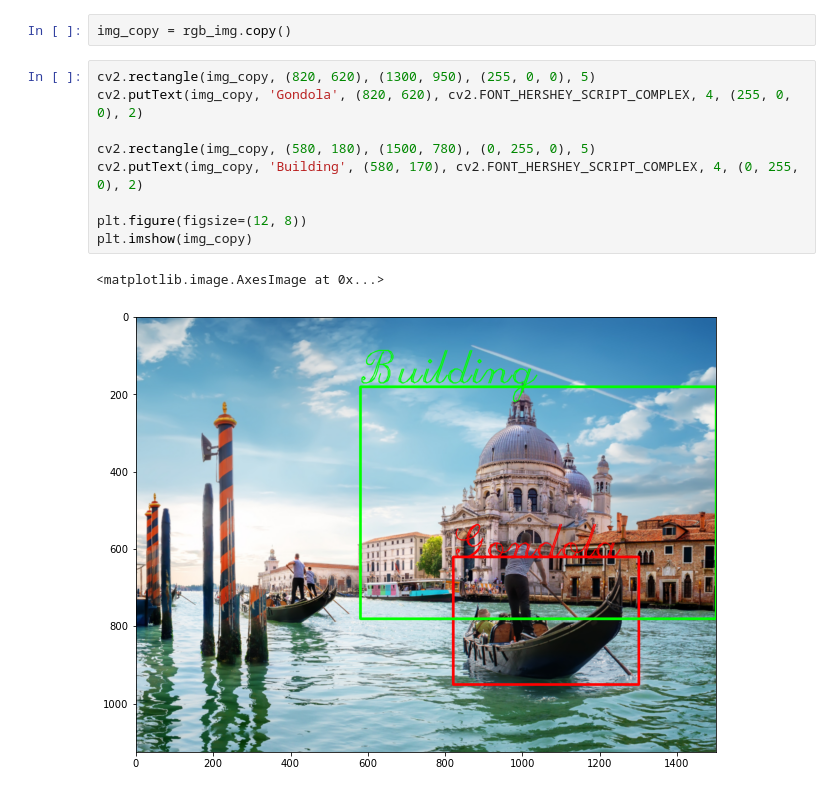
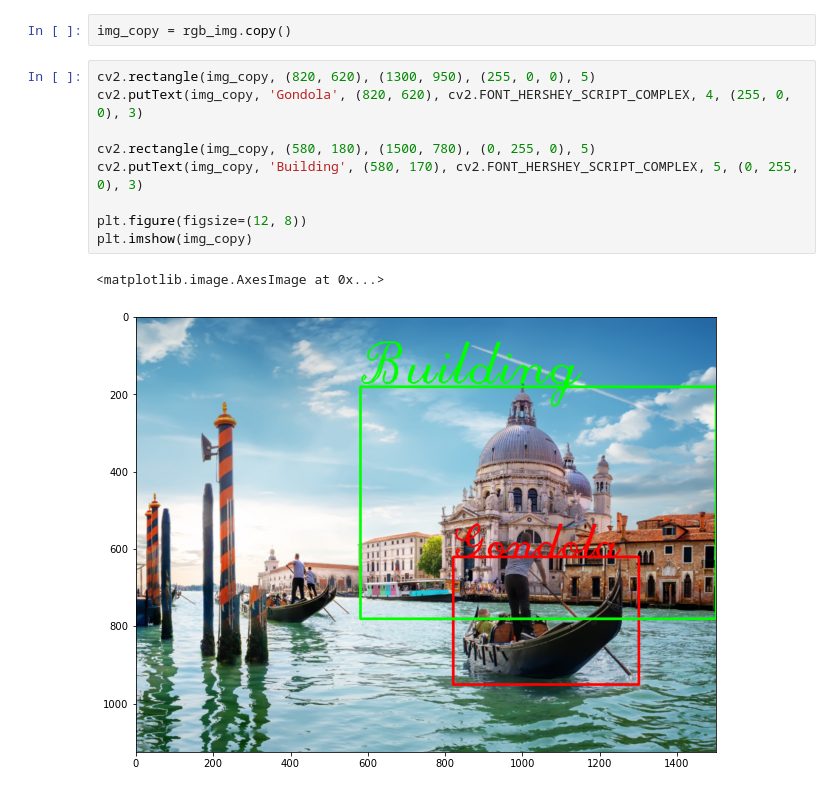
Before and after one commit to AndreaViviani89/openCV_mini-project, a Jupyter notebook: img_annotation/img_annotation.ipynb, the cells around one changed output. Cells and saved outputs as stored; diff of their text form.

```diff
--- a/img_annotation/img_annotation.ipynb
+++ b/img_annotation/img_annotation.ipynb
@@ -22,13 +22,13 @@ plt.imshow(rgb_img)
 img_copy = rgb_img.copy()
 # %%
 cv2.rectangle(img_copy, (820, 620), (1300, 950), (255, 0, 0), 5)
-cv2.putText(img_copy, 'Gondola', (820, 620), cv2.FONT_HERSHEY_SCRIPT_COMPLEX, 4, (255, 0, 0), 2)
+cv2.putText(img_copy, 'Gondola', (820, 620), cv2.FONT_HERSHEY_SCRIPT_COMPLEX, 4, (255, 0, 0), 3)
 
 cv2.rectangle(img_copy, (580, 180), (1500, 780), (0, 255, 0), 5)
-cv2.putText(img_copy, 'Building', (580, 170), cv2.FONT_HERSHEY_SCRIPT_COMPLEX, 4, (0, 255, 0), 2)
+cv2.putText(img_copy, 'Building', (580, 170), cv2.FONT_HERSHEY_SCRIPT_COMPLEX, 5, (0, 255, 0), 3)
 
 plt.figure(figsize=(12, 8))
 plt.imshow(img_copy)
 # %% [output]
 <matplotlib.image.AxesImage at 0x...>
-[figure, old version]
+[figure, new version]
```
Also changed, not shown: 3 other files.
